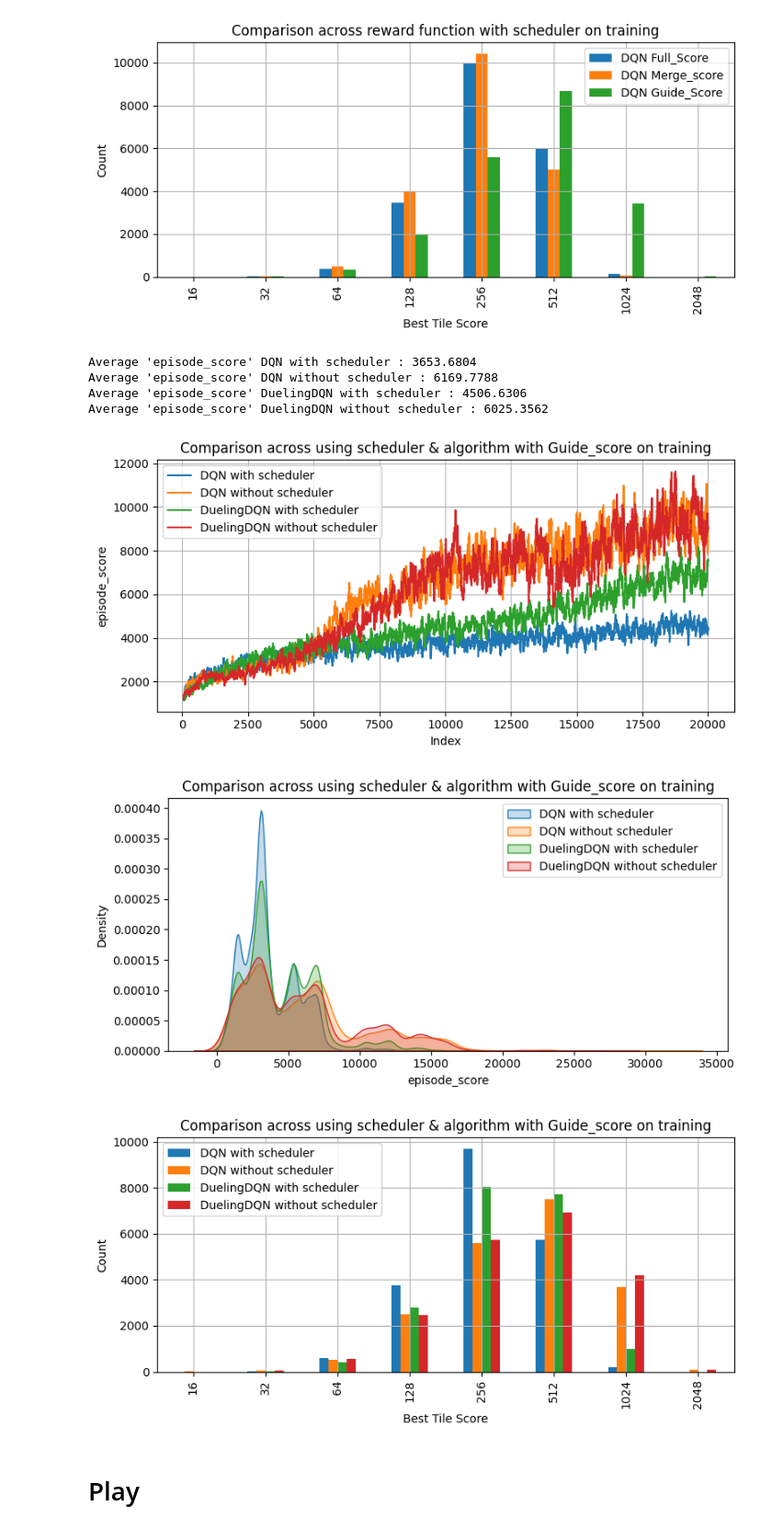
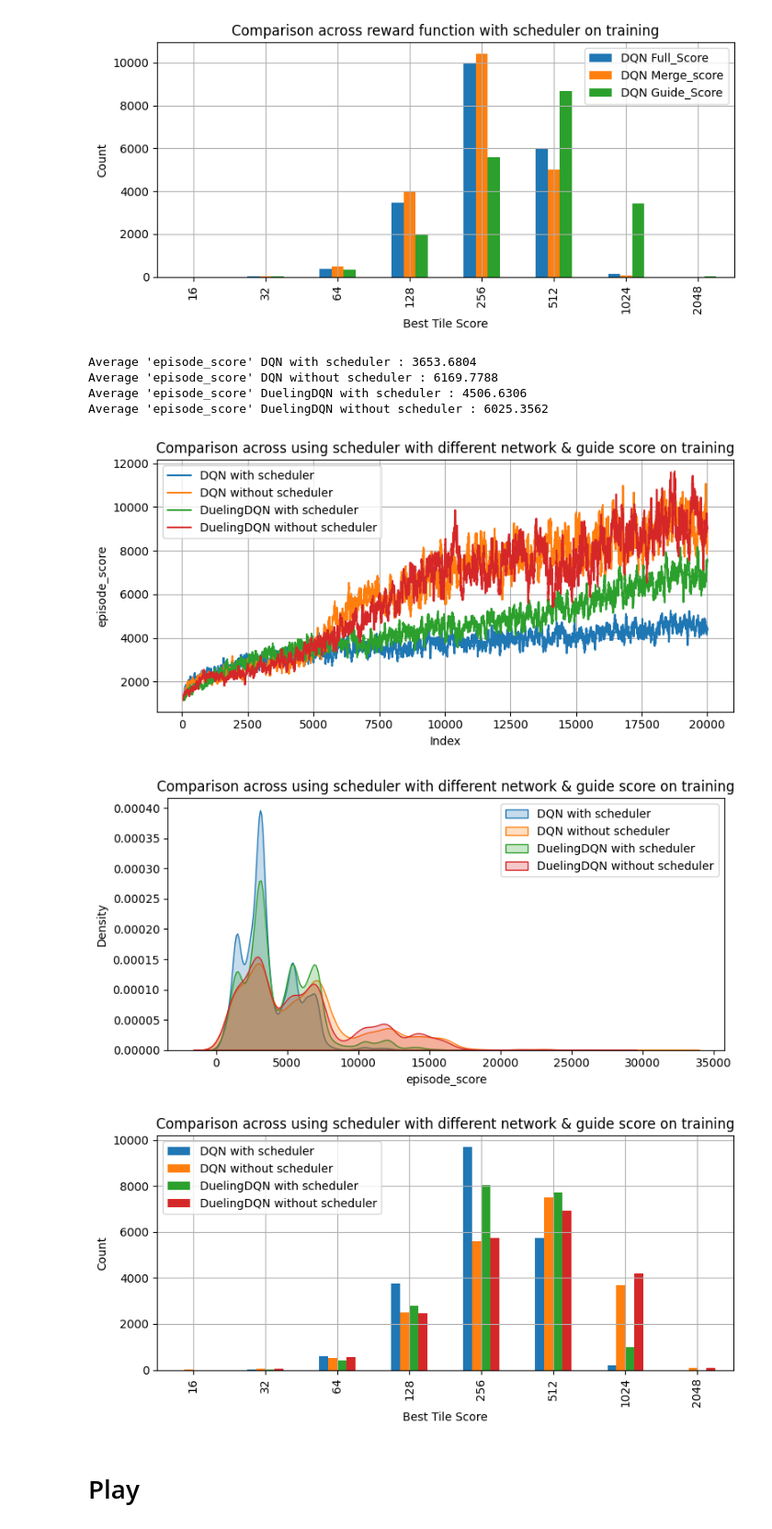
Before and after one commit to HBBEEP/DRL_FinalProject, a Jupyter notebook: plot.ipynb, the cells around one changed output. Shown at 92% size. Saved outputs shown, nothing was run; the diff lists cells and outputs as text; code cells hidden in the pictures.

```diff
--- a/plot.ipynb
+++ b/plot.ipynb
@@ -139,29 +139,29 @@ Average 'episode_score' DQN Guide_Score : 6244.0596
 # %%
 Train_guide_sche_files = [
     r"C:\STORAGE\FIBO\Sem_4_2\DRL\DRL_final\DQN_policy_exp3\train_log.csv",
     r"C:\STORAGE\FIBO\Sem_4_2\DRL\DRL_final\DQN_policy_exp9_guide_no_sheduler\train_log.csv",
     r"C:\STORAGE\FIBO\Sem_4_2\DRL\DRL_final\DuelingDQN_policy_exp2\train_log.csv",
     r"C:\STORAGE\FIBO\Sem_4_2\DRL\DRL_final\DuelingDQN_policy_exp3\train_log.csv",
 ]
 Train_guide_sche_labels = [
     r"DQN with scheduler",
     r"DQN without scheduler",
     r"DuelingDQN with scheduler",
     r"DuelingDQN without scheduler",
 ]
 
 calculate_average_score(Train_guide_sche_files,Train_guide_sche_labels,'episode_score')
-plot_episode_scores(Train_guide_sche_files,'episode_score',Train_guide_sche_labels,'Comparison across using scheduler & algorithm with Guide_score on training',window=50,figsize=(8, 4))
-plot_episode_score_distribution(Train_guide_sche_files,'episode_score',Train_guide_sche_labels,'Comparison across using scheduler & algorithm with Guide_score on training',figsize=(8, 4))
-plot_best_tile_score_distribution(Train_guide_sche_files,Train_guide_sche_labels,'Comparison across using scheduler & algorithm with Guide_score on training',figsize=(8, 4))
+plot_episode_scores(Train_guide_sche_files,'episode_score',Train_guide_sche_labels,'Comparison across using scheduler with different network & guide score on training',window=50,figsize=(8, 4))
+plot_episode_score_distribution(Train_guide_sche_files,'episode_score',Train_guide_sche_labels,'Comparison across using scheduler with different network & guide score on training',figsize=(8, 4))
+plot_best_tile_score_distribution(Train_guide_sche_files,Train_guide_sche_labels,'Comparison across using scheduler with different network & guide score on training',figsize=(8, 4))
 # %% [output]
 Average 'episode_score' DQN with scheduler : 3653.6804
 Average 'episode_score' DQN without scheduler : 6169.7788
 Average 'episode_score' DuelingDQN with scheduler : 4506.6306
 Average 'episode_score' DuelingDQN without scheduler : 6025.3562
-[figure, old version]
+[figure, new version]
-[figure, old version]
+[figure, new version]
-[figure, old version]
+[figure, new version]
 # %% [markdown]
 # Play
 # %%
```
Also changed, not shown: parts of 1 cell of this notebook.
